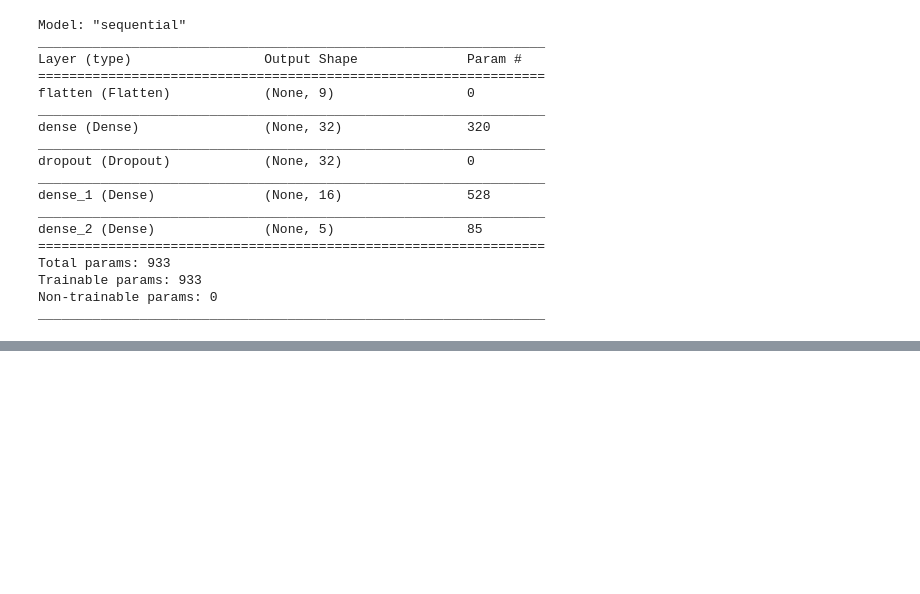
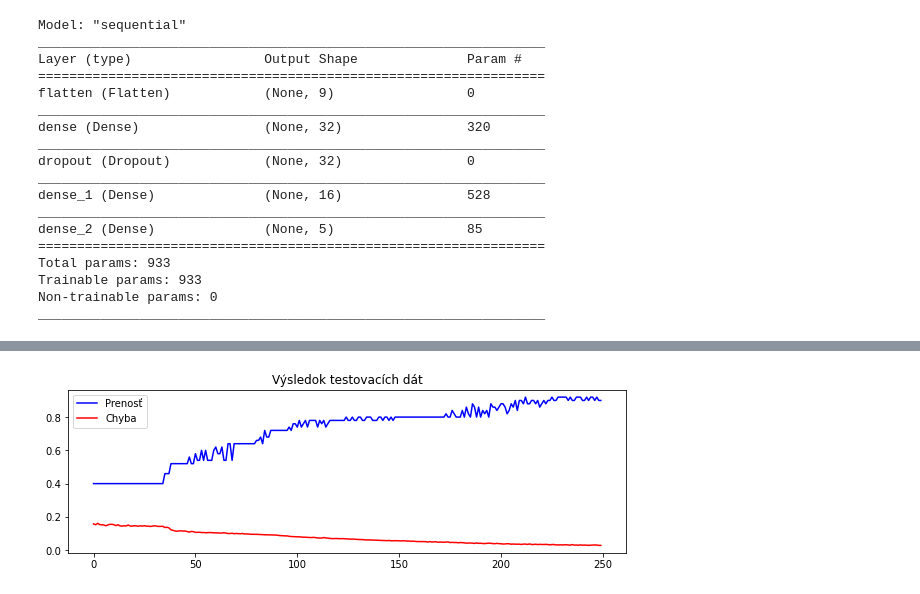
Before and after one commit to Frodas25/hrusovsky_NS2021, a Jupyter notebook: hrusovsky_NS2021.ipynb, the cells around one changed output, grey strips where cells are left out. Cells and saved outputs as stored; diff of their text form; code cells hidden in the pictures; blank space fills up the shorter version.

```diff
--- a/hrusovsky_NS2021.ipynb
+++ b/hrusovsky_NS2021.ipynb
@@ -272,0 +291,8 @@ Epoch 250/250
+# %%
+plt.plot(trening.history['val_accuracy'], label='Prenosť', color='blue')
+plt.plot(trening.history['val_loss'], label='Chyba', color='red')
+plt.title('Výsledok testovacích dát')
+plt.legend()
+plt.show()
+# %% [output]
+[figure, added]
```
Also changed, not shown: parts of 5 cells of this notebook.
